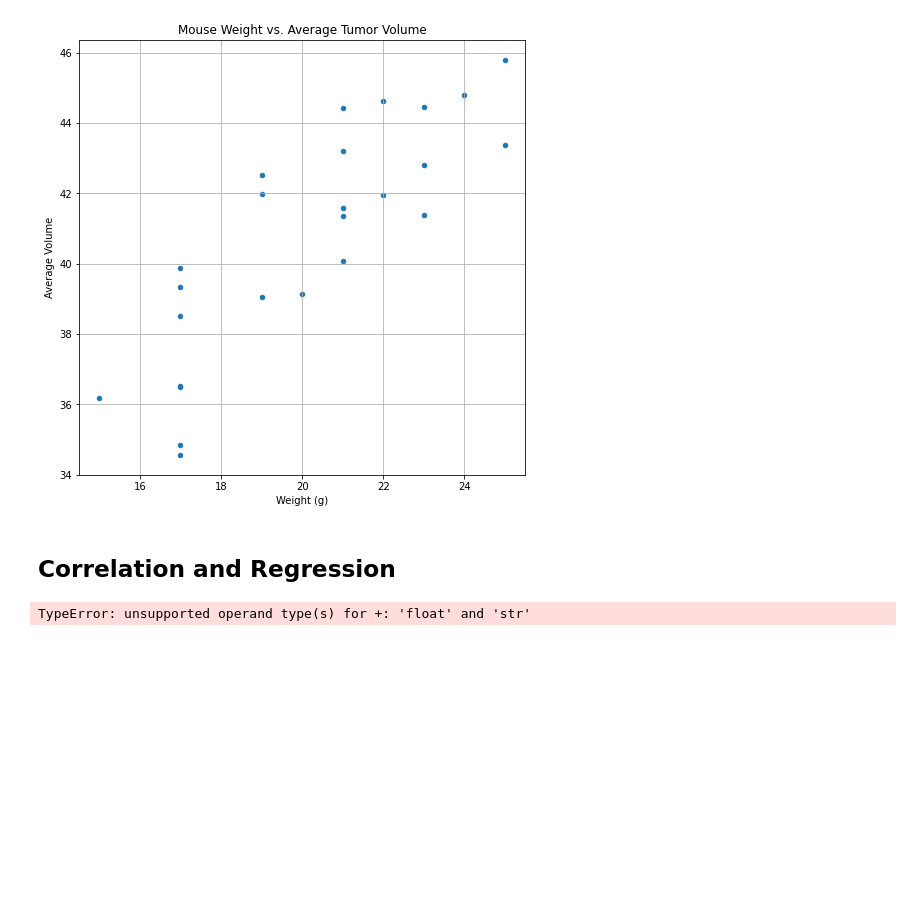
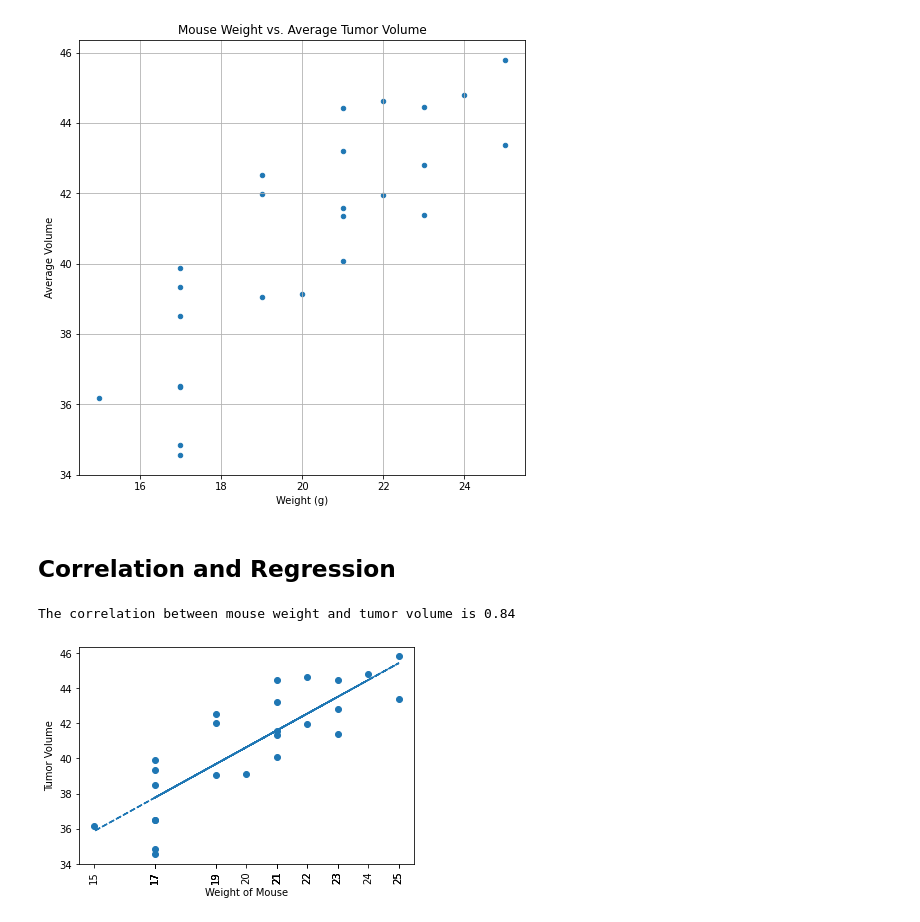
Before and after one commit to KendallMcCroy/Matplotlib-Homework-5, a Jupyter notebook: Pymaceuticals/pymaceuticals_starter.ipynb, the cells around one changed output. Drawn from its saved outputs; the diff is of its cells as text; code cells hidden in the pictures; blank space fills up the shorter version.

Commit message:
Calculated the correlation coefficient

```diff
--- a/Pymaceuticals/pymaceuticals_starter.ipynb
+++ b/Pymaceuticals/pymaceuticals_starter.ipynb
@@ -414,11 +414,28 @@ plt.show
 # %%
 # Calculate the correlation coefficient and linear regression model
 # for mouse weight and average tumor volume for the Capomulin regimen
-mouse_weight = capomulin_mean.iloc[:,0]
-avg_tumor_volume = capomulin_mean.iloc[:,1]
+
+# Pull values for y and x values
+mouse_weight = capomulin_mean.groupby(capomulin_mean["Mouse ID"])["Weight (g)"].mean()
+avg_tumor_volume = capomulin_mean.groupby(capomulin_mean["Mouse ID"])["Average Volume"].mean()
+
+# Add lineear regression line to scatter plot
+slope, int, r, p, std_err = st.linregress(mouse_weight, avg_tumor_volume)
+
+
+fit = slope * mouse_weight + int
+
+plt.scatter(mouse_weight,avg_tumor_volume)
+plt.xlabel("Weight of Mouse")
+plt.ylabel("Tumor Volume")
+plt.plot(mouse_weight,fit,"--")
+plt.xticks(mouse_weight, rotation=90)
+plt.annotate(line_eq,(6,10),fontsize=12,color="")
+plt.show
 
 # Calculate the correlation coefficient
-correlation = st.pearsonr(mouse_weight,avg_tumor_volume)
-print(f"The correlation between mouse weight and tumor volume is {round(correlation[0],2)}")
+correlation = round(st.pearsonr(mouse_weight,avg_tumor_volume)[0],2)
+print(f"The correlation between mouse weight and tumor volume is {correlation}")
 # %% [output]
-TypeError: unsupported operand type(s) for +: 'float' and 'str'
+The correlation between mouse weight and tumor volume is 0.84
+[figure, added]
```
